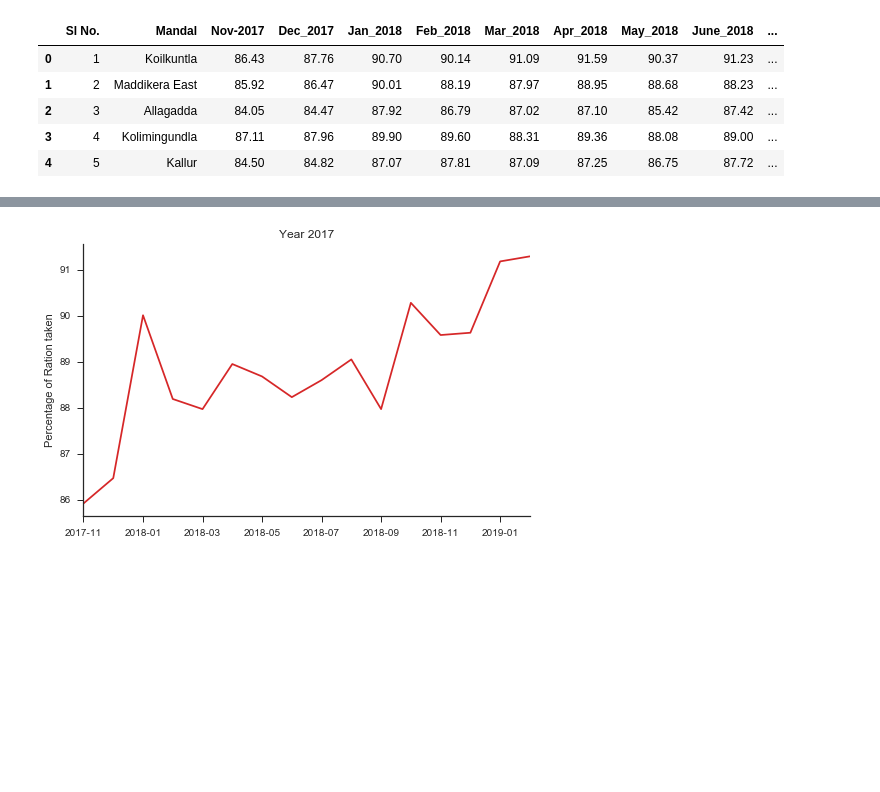
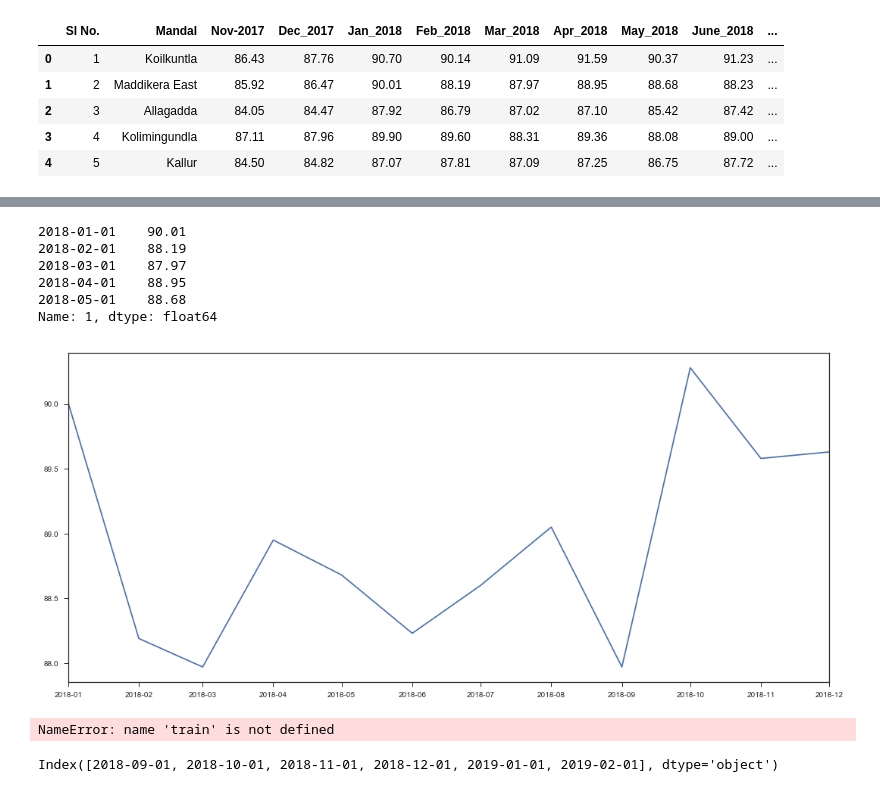
Before and after one commit to bhargav183/Louisers, a Jupyter notebook: Notebooks/Inventory.ipynb, the cells around one changed output, grey strips where cells are left out. Cells and saved outputs as stored; diff of their text form; code cells hidden in the pictures; blank space fills up the shorter version.

```diff
--- a/Notebooks/Inventory.ipynb
+++ b/Notebooks/Inventory.ipynb
@@ -99,11 +69,15 @@ ts = data1[1]
-# %%
-fig, ax= plt.subplots(figsize=(8,5))
-y1.plot(color=red)
-ax.set_xlabel('')
-ax.set_ylabel('Percentage of Ration taken')
-ax.set_title('Year 2017')
-ax.set_xticks([], minor=True)
-sns.despine()
-plt.show()
-# %% [output]
-[figure, removed]
+# %%
+y1 = data1[1].copy()
+y1.head()
+# %% [output]
+2018-01-01    90.01
+2018-02-01    88.19
+2018-03-01    87.97
+2018-04-01    88.95
+2018-05-01    88.68
+Name: 1, dtype: float64
+# %%
+y1.plot.line()
+plt.show()
+# %% [output]
+[figure, added]
@@ -109,0 +87,5 @@ plt.show()
+# %%
+train_data = np.asarray(train)
+test_data = np.asarray(test)
+# %% [output]
+NameError: name 'train' is not defined
@@ -109,0 +94,4 @@ plt.show()
+# %%
+test.index
+# %% [output]
+Index([2018-09-01, 2018-10-01, 2018-11-01, 2018-12-01, 2019-01-01, 2019-02-01], dtype='object')
```
Also changed, not shown: parts of 25 cells of this notebook, 1 other file.
